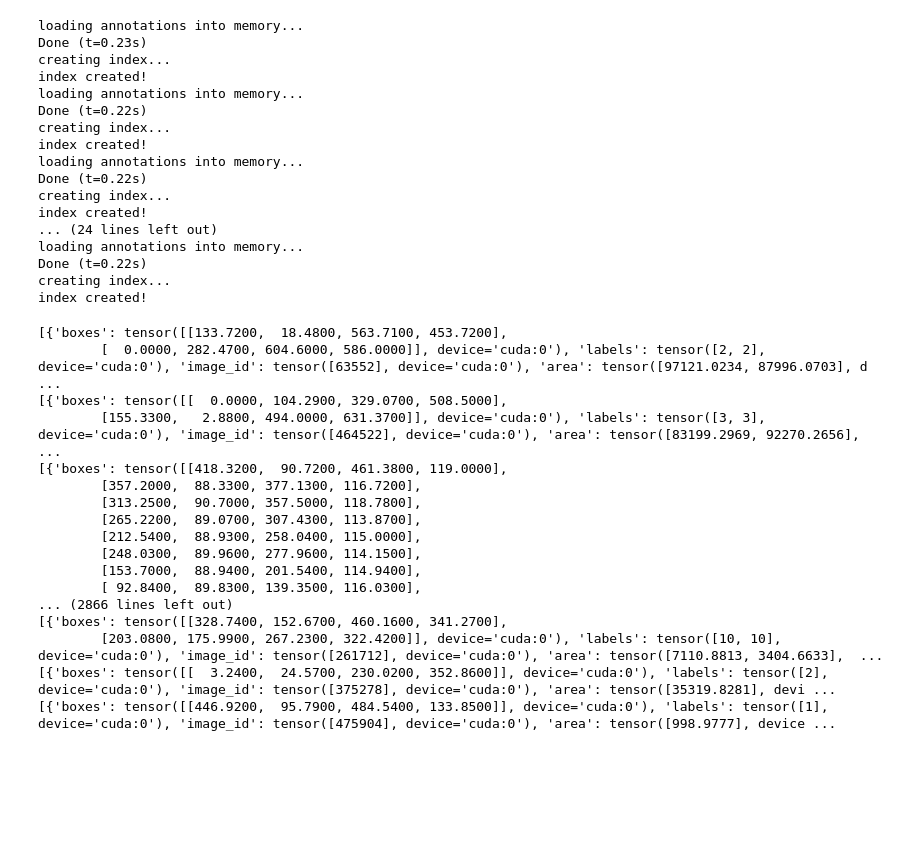
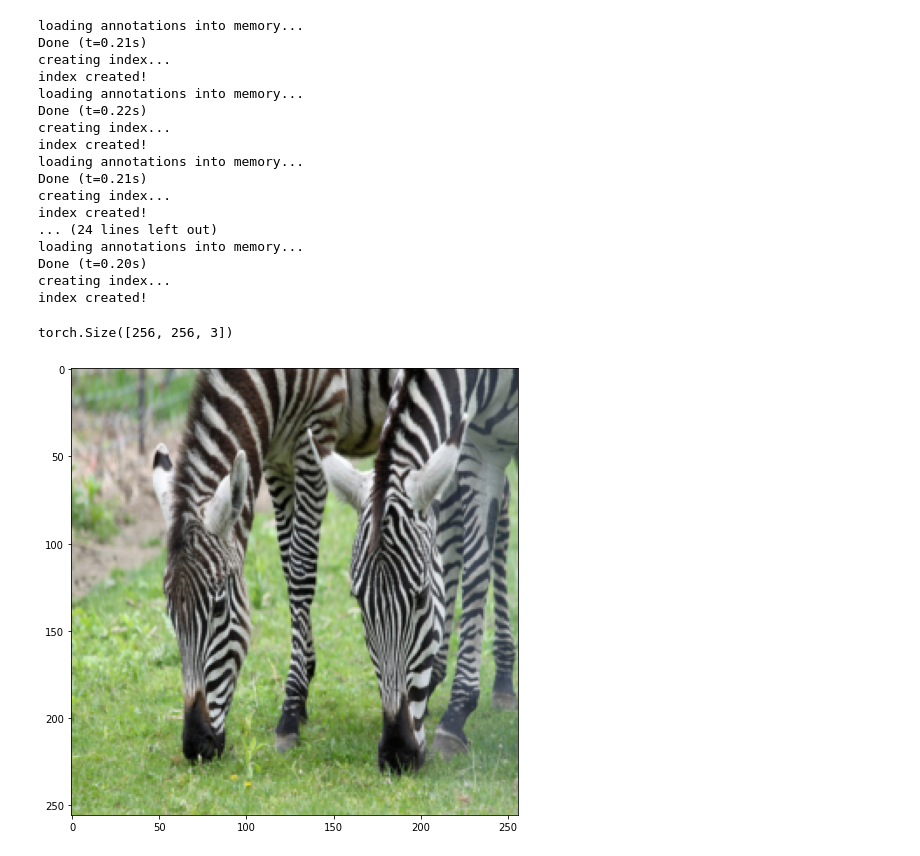
Before and after one commit to arsalikhov/PSYCH420_final_project, a Jupyter notebook: code/data_loader.ipynb, the cells around one changed output. Drawn from its saved outputs; the diff is of its cells as text; code cells hidden in the pictures; blank space fills up the shorter version.

```diff
--- a/code/data_loader.ipynb
+++ b/code/data_loader.ipynb
@@ -50,15 +50,17 @@ class myOwnDataset(torch.utils.data.Dataset):
         # path for input image
         path = coco.loadImgs(img_id)[0]['file_name']
         # open the input image
-        unmasked_img = Image.open(os.path.join(self.root, path))
-        unmasked_img = np.array(unmasked_img)
-        #create_mask
-        mask = coco.annToMask(coco_annotation[0])
-        if len(unmasked_img.shape) == 2:
-            img = unmasked_img*mask
-        else:
-            mask = cv2.cvtColor(mask,cv2.COLOR_GRAY2RGB)
-            img = unmasked_img*mask
+        img = Image.open(os.path.join(self.root, path))
+        # unmasked_img = np.array(unmasked_img)
+        # #create_mask
+        # mask = coco.annToMask(coco_annotation[0])
+        # if len(unmasked_img.shape) == 2:
+        #     img = unmasked_img*mask
+        # else:
+        #     mask = cv2.cvtColor(mask,cv2.COLOR_GRAY2RGB)
+        #     img = unmasked_img*mask
+
+        # img = Image.fromarray(img)
         # number of objects in the image
         num_objs = len(coco_annotation)
 
@@ -110,6 +112,7 @@ annFile='{}/annotations/instances_{}.json'.format(dataDir,dataType)
 
 def get_transform():
     custom_transforms = []
+    custom_transforms.append(torchvision.transforms.Resize((256, 256)))
     custom_transforms.append(torchvision.transforms.ToTensor())
     return torchvision.transforms.Compose(custom_transforms)
 
@@ -158,7 +161,7 @@ def concat_datasets(dataDir, dataType, annFile):
 data_loader = concat_datasets(dataDir, dataType, annFile)
 # %% [output]
 loading annotations into memory...
-Done (t=0.23s)
+Done (t=0.21s)
 creating index...
 index created!
 loading annotations into memory...
@@ -166,36 +169,26 @@ Done (t=0.22s)
 creating index...
 index created!
 loading annotations into memory...
-Done (t=0.22s)
+Done (t=0.21s)
 creating index...
 index created!
 ... (24 lines left out)
 loading annotations into memory...
-Done (t=0.22s)
+Done (t=0.20s)
 creating index...
 index created!
 # %%
 device = torch.device('cuda') if torch.cuda.is_available() else torch.device('cpu')
+images = []
 
 for imgs, annotations in data_loader:
-    imgs = list(img.to(device) for img in imgs)
+    images.append(list(img for img in imgs))
+    imgs = list(img for img in imgs)
     annotations = [{k: v.to(device) for k, v in t.items()} for t in annotations]
-    print(annotations)
-# %% [output]
-[{'boxes': tensor([[133.7200,  18.4800, 563.7100, 453.7200],
-        [  0.0000, 282.4700, 604.6000, 586.0000]], device='cuda:0'), 'labels': tensor([2, 2], device='cuda:0'), 'image_id': tensor([63552], device='cuda:0'), 'area': tensor([97121.0234, 87996.0703], d ...
-[{'boxes': tensor([[  0.0000, 104.2900, 329.0700, 508.5000],
-        [155.3300,   2.8800, 494.0000, 631.3700]], device='cuda:0'), 'labels': tensor([3, 3], device='cuda:0'), 'image_id': tensor([464522], device='cuda:0'), 'area': tensor([83199.2969, 92270.2656],  ...
-[{'boxes': tensor([[418.3200,  90.7200, 461.3800, 119.0000],
-        [357.2000,  88.3300, 377.1300, 116.7200],
-        [313.2500,  90.7000, 357.5000, 118.7800],
-        [265.2200,  89.0700, 307.4300, 113.8700],
-        [212.5400,  88.9300, 258.0400, 115.0000],
-        [248.0300,  89.9600, 277.9600, 114.1500],
-        [153.7000,  88.9400, 201.5400, 114.9400],
-        [ 92.8400,  89.8300, 139.3500, 116.0300],
-... (2866 lines left out)
-[{'boxes': tensor([[328.7400, 152.6700, 460.1600, 341.2700],
-        [203.0800, 175.9900, 267.2300, 322.4200]], device='cuda:0'), 'labels': tensor([10, 10], device='cuda:0'), 'image_id': tensor([261712], device='cuda:0'), 'area': tensor([7110.8813, 3404.6633],  ...
-[{'boxes': tensor([[  3.2400,  24.5700, 230.0200, 352.8600]], device='cuda:0'), 'labels': tensor([2], device='cuda:0'), 'image_id': tensor([375278], device='cuda:0'), 'area': tensor([35319.8281], devi ...
-[{'boxes': tensor([[446.9200,  95.7900, 484.5400, 133.8500]], device='cuda:0'), 'labels': tensor([1], device='cuda:0'), 'image_id': tensor([475904], device='cuda:0'), 'area': tensor([998.9777], device ...
+# %%
+image = images[960][0].permute(1, 2, 0)
+plt.imshow(image.numpy())
+image.shape
+# %% [output]
+torch.Size([256, 256, 3])
+[figure, added]
```
Also changed, not shown: parts of 2 cells of this notebook.
